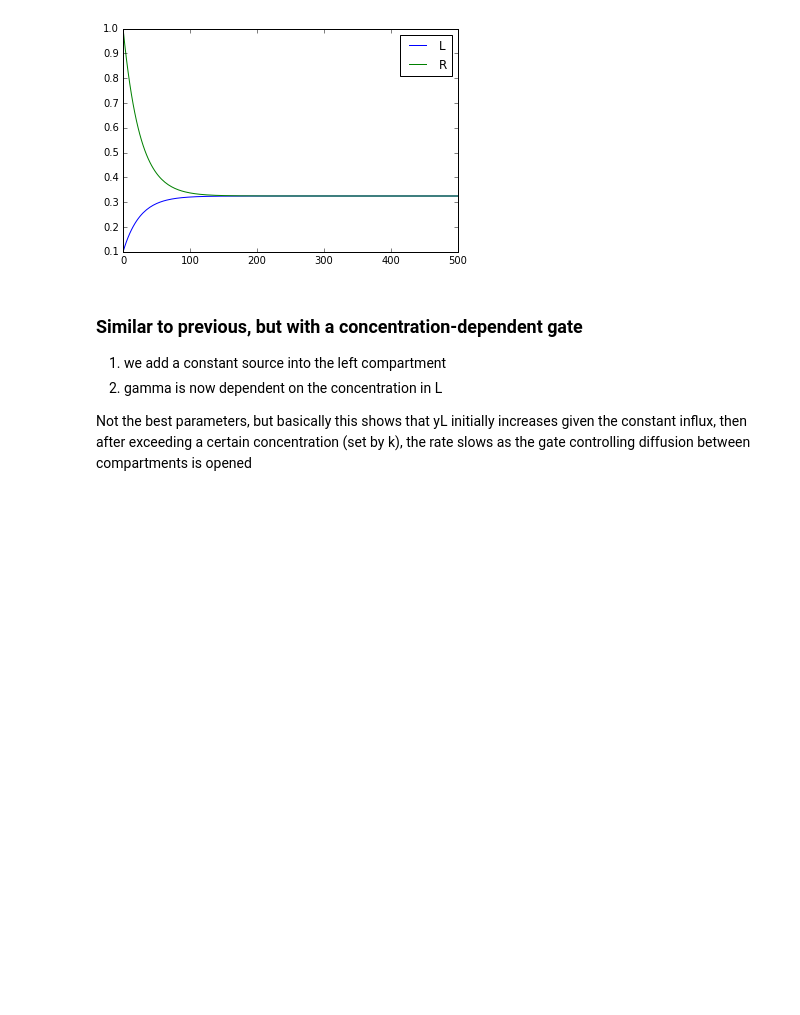
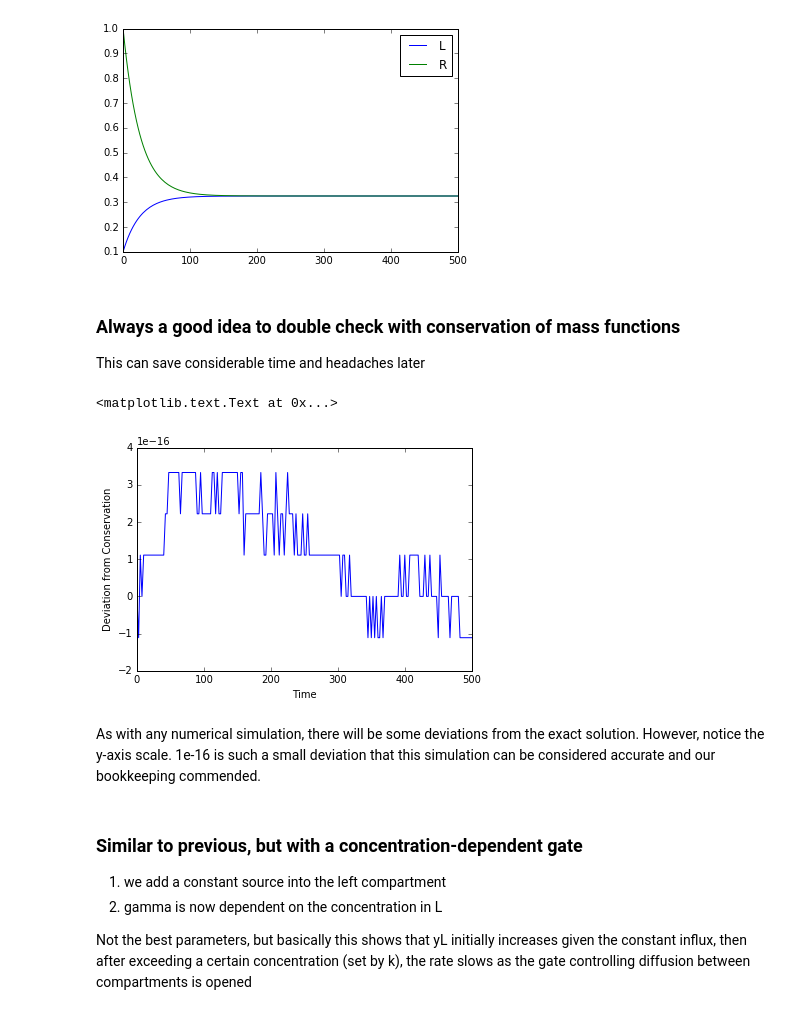
Before and after one commit to huskeypm/tutorials, a Jupyter notebook: bootcamp/compartment.ipynb, the cells around one changed output. Cells and saved outputs as stored; diff of their text form; code cells hidden in the pictures; blank space fills up the shorter version.

Commit message:
Added in conservation of mass tracker functions and plots to compartment tutorial

```diff
--- a/bootcamp/compartment.ipynb
+++ b/bootcamp/compartment.ipynb
@@ -52,6 +52,37 @@ plt.legend()
 # %% [output]
 <matplotlib.legend.Legend at 0x...>
 [figure]
+# %% [markdown]
+### Always a good idea to double check with conservation of mass functions
+This can save considerable time and headaches later
+# %%
+def ConsMass1(numericalData, vL, vR):
+    # based on first function
+    concL_0, concR_0 = numericalData[0,0], numericalData[0,1]
+
+    totalAmount_0 = concL_0 * vL + concR_0 * vR
+
+    concL, concR = numericalData[:,0], numericalData[:,1]
+
+    # All these are doing is multiplying each element of the concentration by the corresponding volume to obtain total amount
+    totalAmountL = list(map(lambda x: x*vL, concL))
+    totalAmountR = list(map(lambda x: x*vR, concR))
+
+    totalAmount = np.sum([totalAmountL,totalAmountR],axis=0)
+
+    # now finding deviation from original total amount
+    conservation = list(map(lambda x: x - totalAmount_0, totalAmount))
+    return conservation
+# %%
+conservationRun1 = ConsMass1(y,vL,vR)
+plt.plot(t,conservationRun1)
+plt.ylabel("Deviation from Conservation")
+plt.xlabel("Time")
+# %% [output]
+<matplotlib.text.Text at 0x...>
+[figure, added]
+# %% [markdown]
+As with any numerical simulation, there will be some deviations from the exact solution. However, notice the y-axis scale. 1e-16 is such a small deviation that this simulation can be considered accurate and our bookkeeping commended.
 # %% [markdown]
 ### Similar to previous, but with a concentration-dependent gate
 
```
Also changed, not shown: parts of 5 cells of this notebook.
